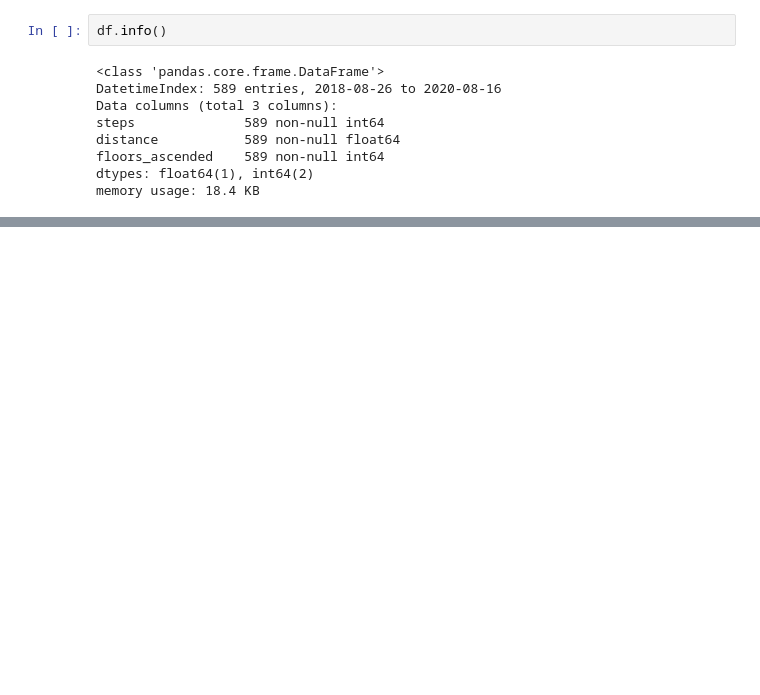
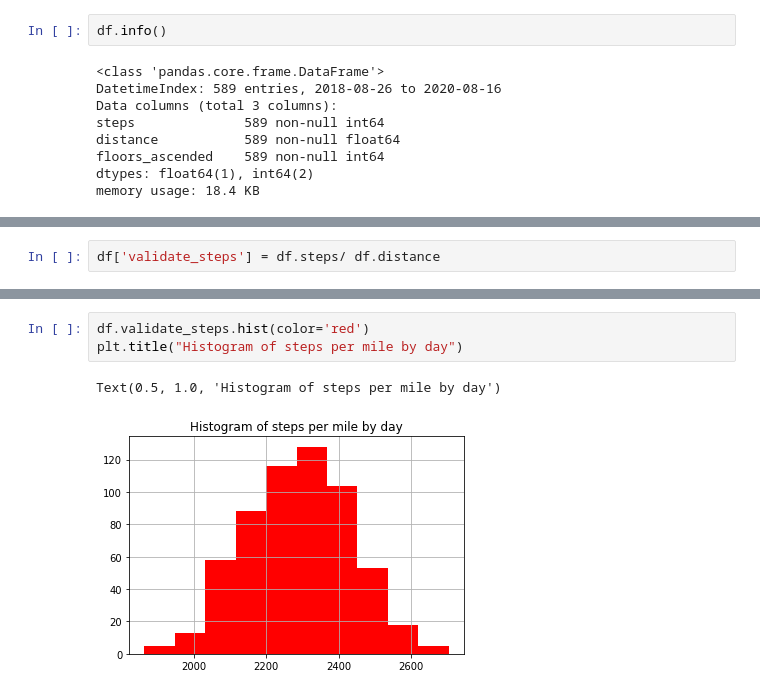
Before and after one commit to noahmelngailis/time_series_steps_project, a Jupyter notebook: time_sereis.ipynb, the cells around one changed output, grey strips where cells are left out. Drawn from its saved outputs; the diff is of its cells as text; blank space fills up the shorter version.

```diff
--- a/time_sereis.ipynb
+++ b/time_sereis.ipynb
@@ -73,0 +83,2 @@ memory usage: 18.4 KB
+# %%
+df['validate_steps'] = df.steps/ df.distance
@@ -73,0 +97,6 @@ memory usage: 18.4 KB
+# %%
+df.validate_steps.hist(color='red')
+plt.title("Histogram of steps per mile by day")
+# %% [output]
+Text(0.5, 1.0, 'Histogram of steps per mile by day')
+[figure, added]
```
Also changed, not shown: parts of 14 cells of this notebook.
